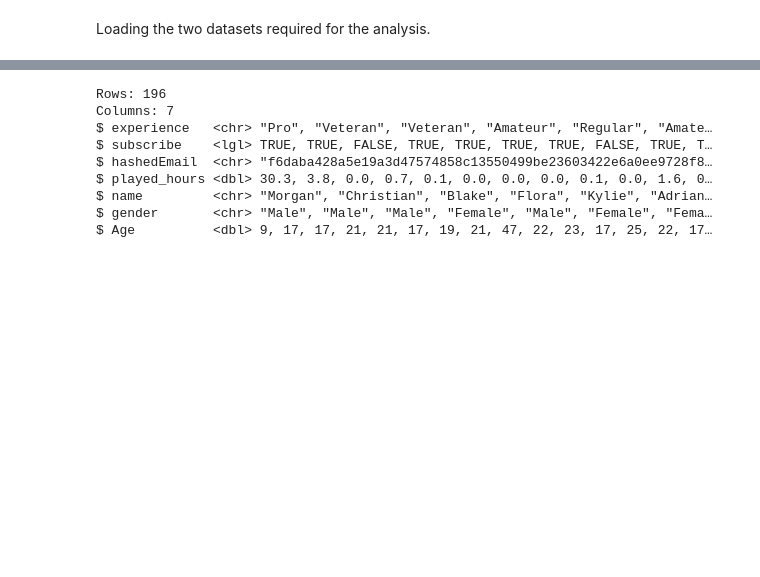
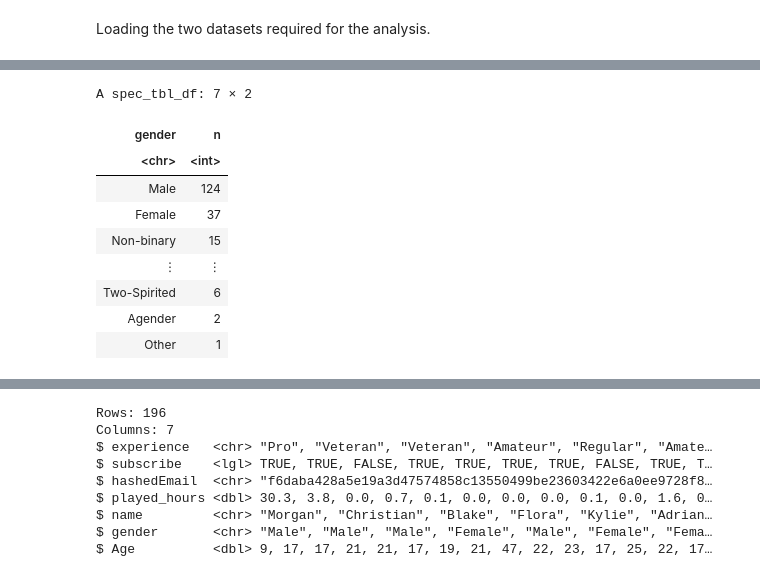
Before and after one commit to zgao36/DSCI-100-2025W1-Group-34, a Jupyter notebook: DSCI100_project_PG_34.ipynb, the cells around one changed output, grey strips where cells are left out. Drawn from its saved outputs; the diff is of its cells as text; code cells hidden in the pictures; blank space fills up the shorter version.

```diff
--- a/DSCI100_project_PG_34.ipynb
+++ b/DSCI100_project_PG_34.ipynb
@@ -61,0 +89,13 @@ Loading the two datasets required for the analysis.
+# %%
+players_data |> count(gender, sort = TRUE)
+# %% [output]
+A spec_tbl_df: 7 × 2
+| gender | n |
+| <chr> | <int> |
+| Male | 124 |
+| Female | 37 |
+| Non-binary | 15 |
+| ⋮ | ⋮ |
+| Two-Spirited | 6 |
+| Agender | 2 |
+| Other | 1 |
```
Also changed, not shown: parts of 28 cells of this notebook.
